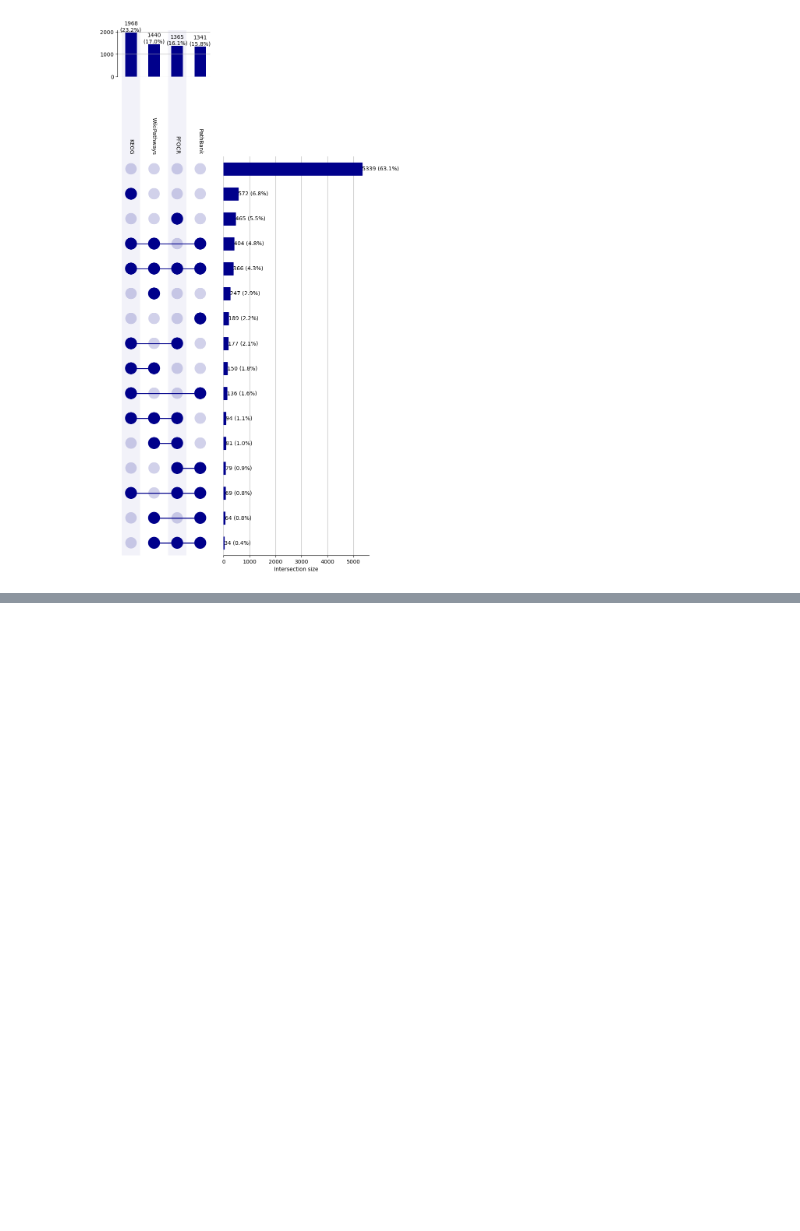
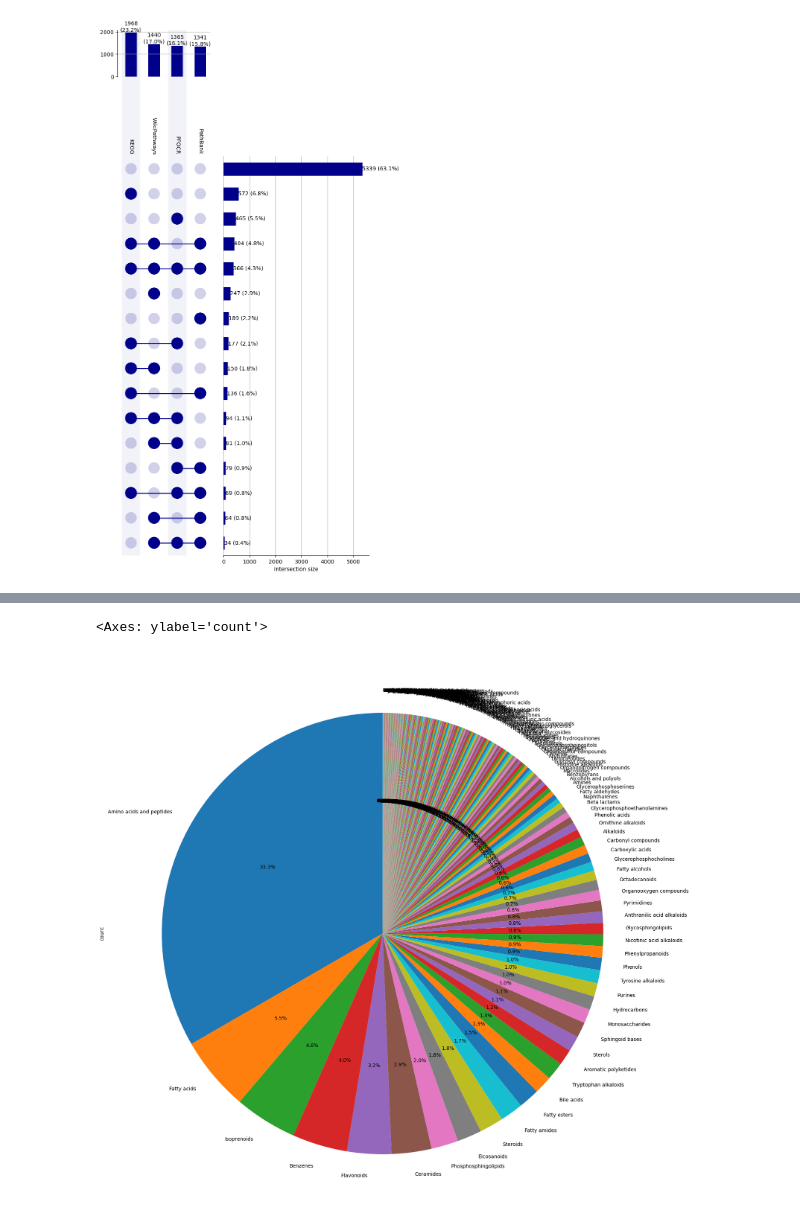
Before and after one commit to kozo2/mb-2023_poster, a Jupyter notebook: count_inchikeys_in_pathwaydbs.ipynb, the cells around one changed output, grey strips where cells are left out. Saved outputs shown, nothing was run; the diff lists cells and outputs as text; code cells hidden in the pictures; blank space fills up the shorter version.

```diff
--- a/count_inchikeys_in_pathwaydbs.ipynb
+++ b/count_inchikeys_in_pathwaydbs.ipynb
@@ -819,0 +942,3 @@ plot(from_indicators(indicators=pd.isna, data=overlap_df), show_counts=True, ori
+# %%
+# drop smile column from refmet_df
+refmet_df = refmet_df.drop(columns=["formula", "exactmass", "smiles", "pubchem_cid"])
@@ -819,0 +1050,7 @@ plot(from_indicators(indicators=pd.isna, data=overlap_df), show_counts=True, ori
+# %%
+# create a pie chart of only_in_mw_refmet_df "main_class" column
+only_in_mw_refmet_df['main_class'].value_counts().plot(kind='pie', autopct='%1.1f%%', startangle=90, figsize=(20, 20))
+#only_in_mw_refmet_df['super_class'].value_counts().plot(kind='pie', autopct='%1.1f%%')
+# %% [output]
+<Axes: ylabel='count'>
+[figure, added]
```
Also changed, not shown: parts of 23 cells of this notebook.
